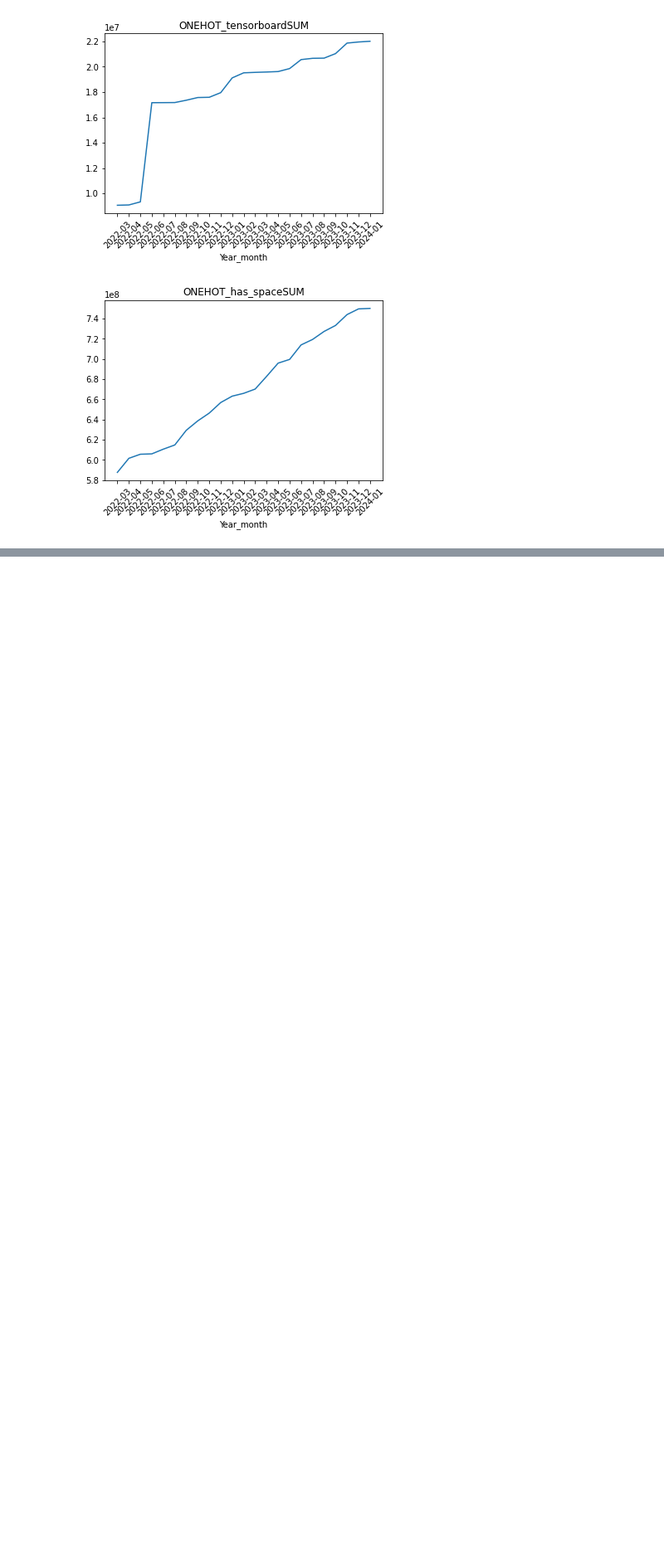
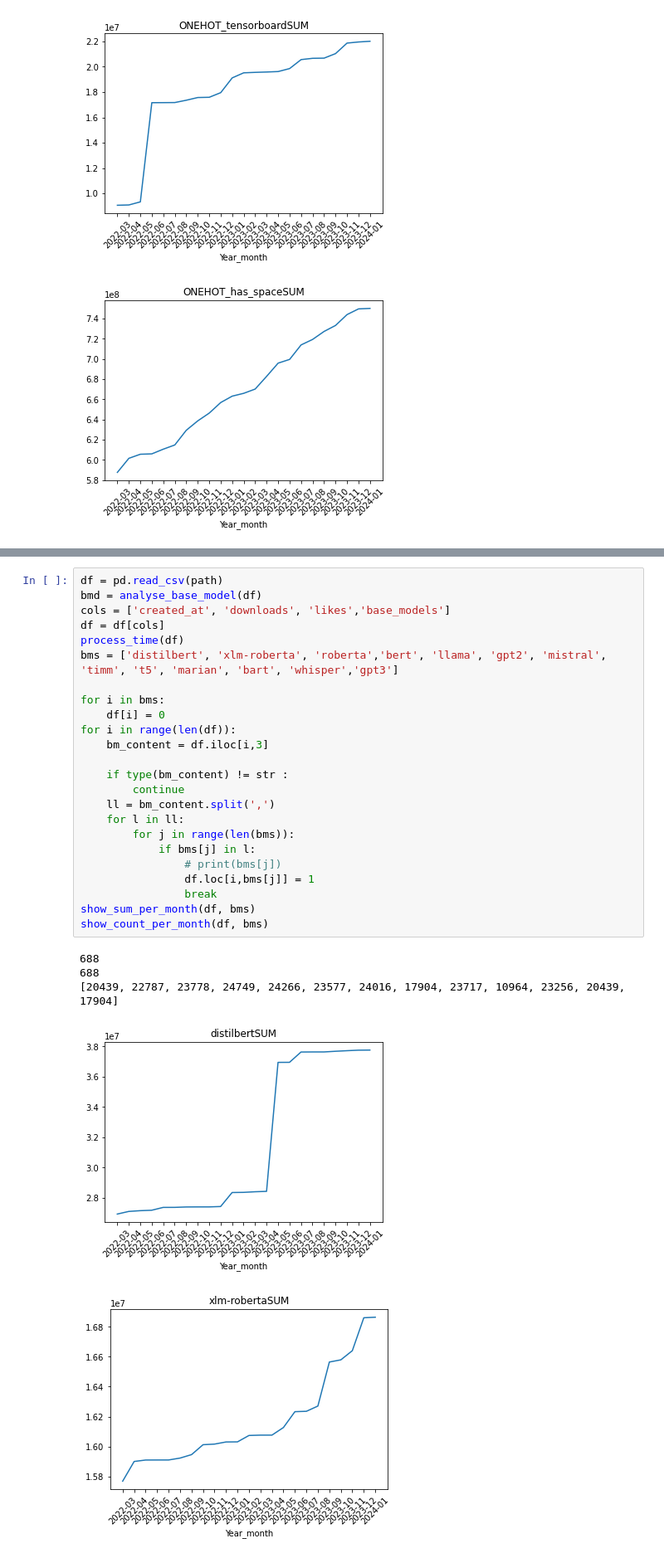
Before and after one commit to esept/SDD_projet, a Jupyter notebook: src/analysis/use_myfunc.ipynb, the cells around one changed output, grey strips where cells are left out. Shown: that part at 83% size. Saved outputs shown, nothing was run; the diff lists cells and outputs as text; blank space fills up the shorter version.

Commit message:
analyse base_model

```diff
--- a/src/analysis/use_myfunc.ipynb
+++ b/src/analysis/use_myfunc.ipynb
@@ -41,0 +54,30 @@ show_sum_per_month(df,col_ONEHOT)
+# %%
+df = pd.read_csv(path)
+bmd = analyse_base_model(df)
+cols = ['created_at', 'downloads', 'likes','base_models']
+df = df[cols]
+process_time(df)
+bms = ['distilbert', 'xlm-roberta', 'roberta','bert', 'llama', 'gpt2', 'mistral', 'timm', 't5', 'marian', 'bart', 'whisper','gpt3']
+
+for i in bms:
+    df[i] = 0
+for i in range(len(df)):
+    bm_content = df.iloc[i,3]
+
+    if type(bm_content) != str :
+        continue
+    ll = bm_content.split(',')
+    for l in ll:
+        for j in range(len(bms)):
+            if bms[j] in l:
+                # print(bms[j])
+                df.loc[i,bms[j]] = 1
+                break
+show_sum_per_month(df, bms)
+show_count_per_month(df, bms)
+# %% [output]
+688
+688
+[20439, 22787, 23778, 24749, 24266, 23577, 24016, 17904, 23717, 10964, 23256, 20439, 17904]
+[figure, added]
+[figure, added]
```
Also changed, not shown: parts of 2 cells of this notebook, 1 other file.
